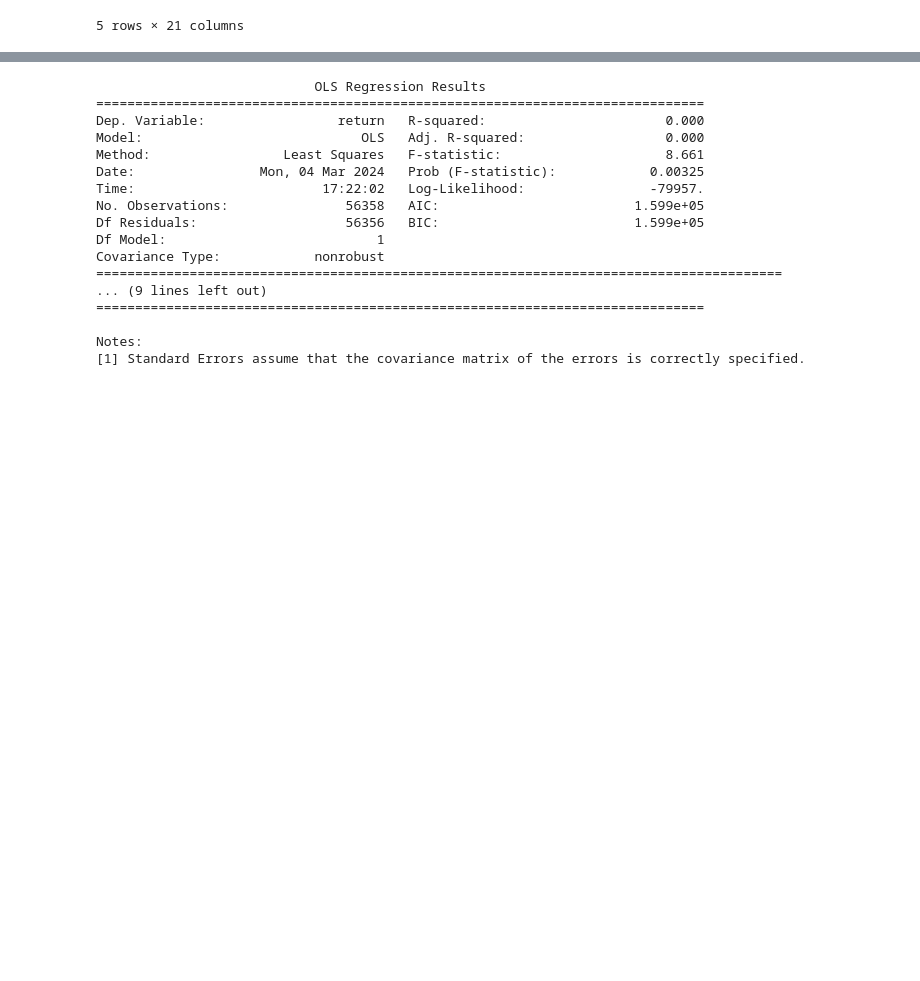
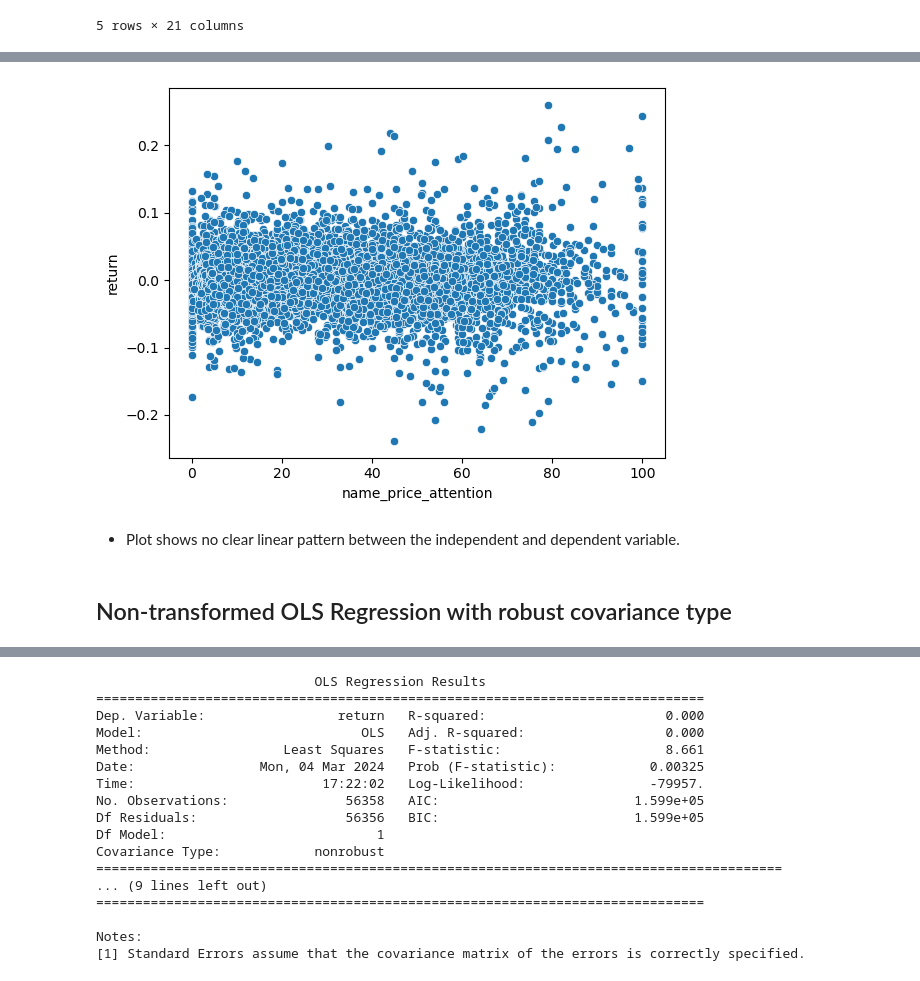
Before and after one commit to senaruetschlin/Investor_Attention, a Jupyter notebook: Robust_regression_file_alex_scaled_clean.ipynb, the cells around one changed output, grey strips where cells are left out. Cells and saved outputs as stored; diff of their text form; code cells hidden in the pictures; blank space fills up the shorter version.

Commit message:
Robust regression editing alex latest 4.32

```diff
--- a/Robust_regression_file_alex_scaled_clean.ipynb
+++ b/Robust_regression_file_alex_scaled_clean.ipynb
@@ -392,36 +97,0 @@ ValueError: Pandas data cast to numpy dtype of object. Check input data with np.
-# %%
-import pandas as pd
-import statsmodels.api as sm
-
-# Sample DataFrame loading/preparation (replace or adjust according to your actual data)
-# df = pd.DataFrame({
-#     'stock_name': ['Stock A', 'Stock A', 'Stock B', 'Stock B'],
-#     'date': ['2020-01-01', '2020-01-02', '2020-01-01', '2020-01-02'],
-#     'return': [0.05, 0.04, 0.03, 0.02],
-#     'other_variable': [1, 2, 3, 4]
-# })
-
-# Ensure the 'date' column is in datetime format for any time series analysis
-df['date'] = pd.to_datetime(df['date'])
-
-# If your DataFrame has different column names, ensure they match here
-# For example, if your DataFrame uses 'ticker' instead of 'stock_name', adjust accordingly
-#df = df.set_index(['ticker', 'date'])
-
-# After setting the index, you can proceed with creating dummy variables or running the model directly with 'linearmodels' if using that approach
-# For the original OLS approach with statsmodels and dummy variables:
-# (Assuming 'return' as the dependent variable and 'other_variable' as an example of independent variables)
-
-# Create dummy variables for fixed effects (assuming 'stock_name' and 'date' are the levels for fixed effects)
-df_with_dummies = pd.get_dummies(df, columns=['ticker', 'date'], drop_first=True)
-
-# Define your independent variables (X) and dependent variaprint(df_with_dummies.dtypes)ble (y)
-X = df_with_dummies.drop(columns=['return', 'date'])  # Include dummy variables and other control variables
-X = sm.add_constant(X)  # Adds a constant term to the model
-y = df_with_dummies['return']
-
-# Fit the OLS model
-model = sm.OLS(y, X).fit()
-
-# Print the summary
-print(model.summary())
@@ -473,0 +178,13 @@ ValueError: Pandas data cast to numpy dtype of object. Check input data with np.
+# %%
+import seaborn as sns
+import matplotlib.pyplot as plt
+
+# Plot name_price_attention against return
+sns.scatterplot(x='name_price_attention', y='return', data=df)
+plt.show()
+# %% [output]
+[figure, added]
+# %% [markdown]
+- Plot shows no clear linear pattern between the independent and dependent variable.
+# %% [markdown]
+## Non-transformed OLS Regression with robust covariance type
```
Also changed, not shown: parts of 40 cells of this notebook.
